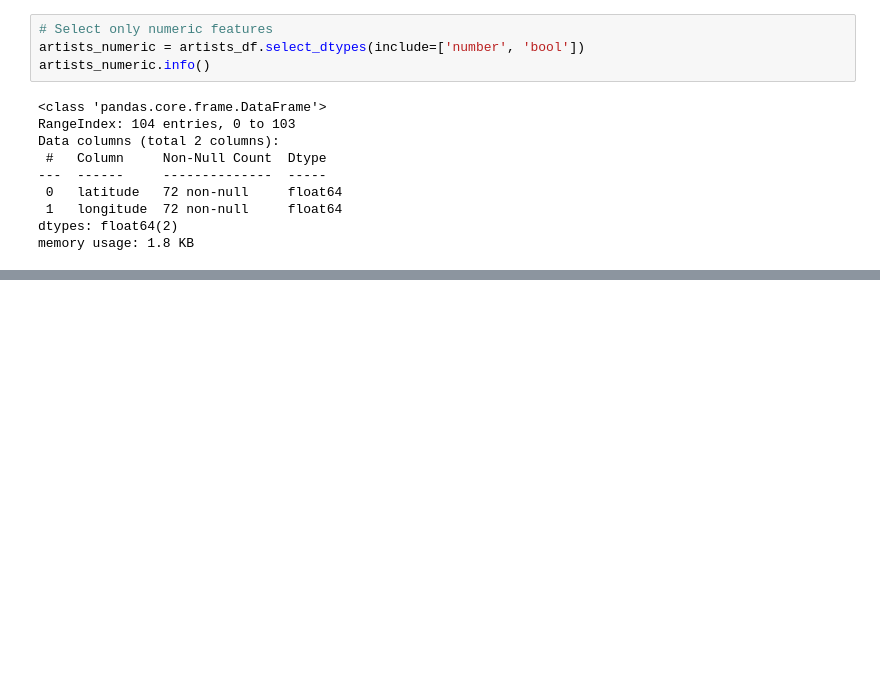
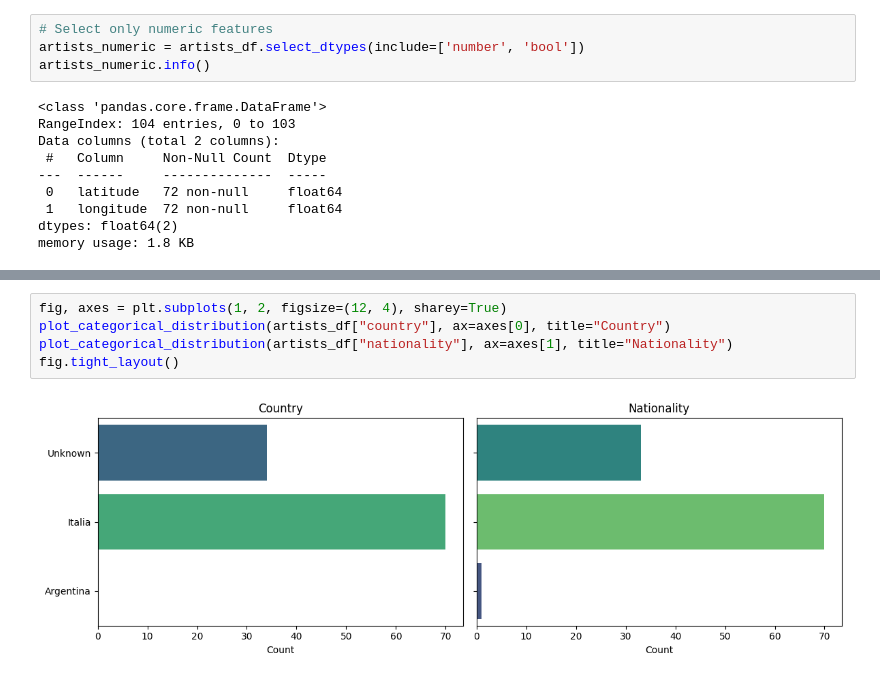
Before and after one commit to abderrahmane-salmi/UNIPI-Data-Mining-Project, a Jupyter notebook: task1/01_data_understanding.ipynb, the cells around one changed output, grey strips where cells are left out. Drawn from its saved outputs; the diff is of its cells as text; blank space fills up the shorter version.

```diff
--- a/task1/01_data_understanding.ipynb
+++ b/task1/01_data_understanding.ipynb
@@ -627,0 +602,7 @@ memory usage: 1.8 KB
+# %%
+fig, axes = plt.subplots(1, 2, figsize=(12, 4), sharey=True)
+plot_categorical_distribution(artists_df["country"], ax=axes[0], title="Country")
+plot_categorical_distribution(artists_df["nationality"], ax=axes[1], title="Nationality")
+fig.tight_layout()
+# %% [output]
+[figure, added]
```
Also changed, not shown: parts of 12 cells of this notebook, 45 other files.
